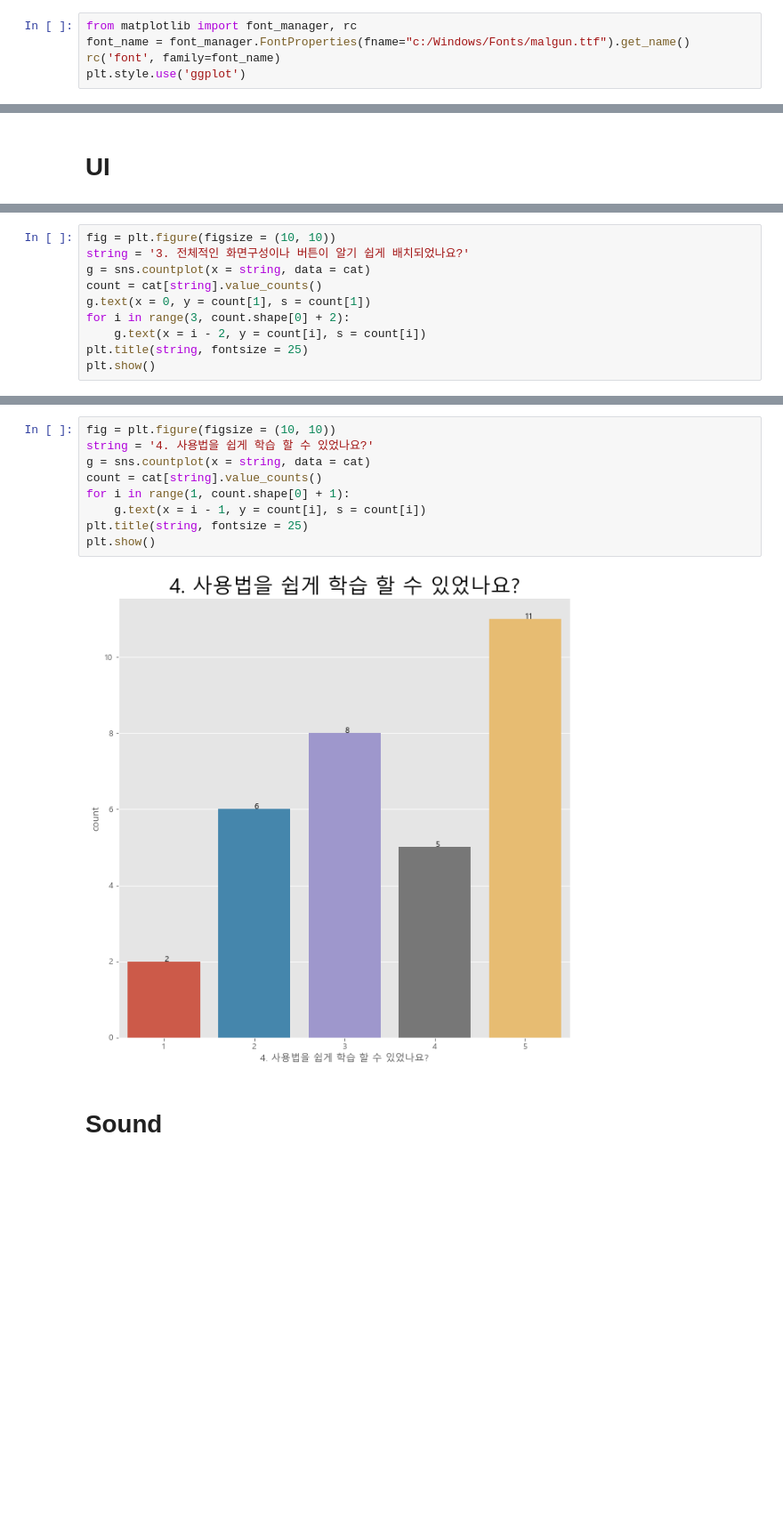
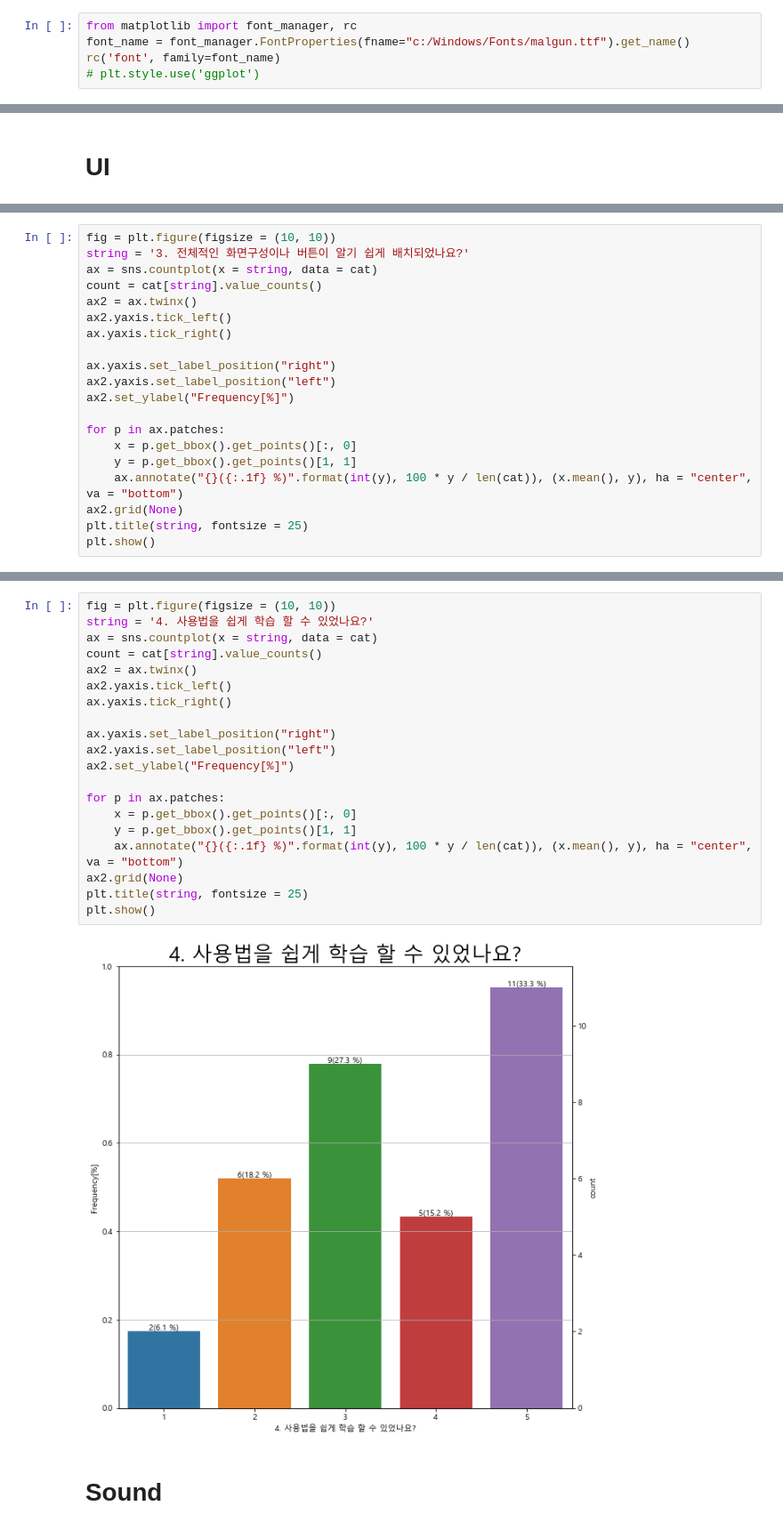
Before and after one commit to ds-wook/Python-Machine-Learning, a Jupyter notebook: Statistics/cat_story.ipynb, the cells around one changed output, grey strips where cells are left out. Shown at 89% size. Saved outputs shown, nothing was run; the diff lists cells and outputs as text; blank space fills up the shorter version.

```diff
--- a/Statistics/cat_story.ipynb
+++ b/Statistics/cat_story.ipynb
@@ -7,5 +8,5 @@ import seaborn as sns
 from matplotlib import font_manager, rc
 font_name = font_manager.FontProperties(fname="c:/Windows/Fonts/malgun.ttf").get_name()
 rc('font', family=font_name)
-plt.style.use('ggplot')
+# plt.style.use('ggplot')
 # %%
@@ -181,11 +250,21 @@ plt.show()
 # %%
 fig = plt.figure(figsize = (10, 10))
 string = '3. 전체적인 화면구성이나 버튼이 알기 쉽게 배치되었나요?'
-g = sns.countplot(x = string, data = cat)
+ax = sns.countplot(x = string, data = cat)
 count = cat[string].value_counts()
-g.text(x = 0, y = count[1], s = count[1])
-for i in range(3, count.shape[0] + 2):
-    g.text(x = i - 2, y = count[i], s = count[i])
+ax2 = ax.twinx()
+ax2.yaxis.tick_left()
+ax.yaxis.tick_right()
+
+ax.yaxis.set_label_position("right")
+ax2.yaxis.set_label_position("left")
+ax2.set_ylabel("Frequency[%]")
+
+for p in ax.patches:
+    x = p.get_bbox().get_points()[:, 0]
+    y = p.get_bbox().get_points()[1, 1]
+    ax.annotate("{}({:.1f} %)".format(int(y), 100 * y / len(cat)), (x.mean(), y), ha = "center", va = "bottom")
+ax2.grid(None)
 plt.title(string, fontsize = 25)
 plt.show()
 # %% [output]
@@ -193,14 +272,25 @@ plt.show()
 # %%
 fig = plt.figure(figsize = (10, 10))
 string = '4. 사용법을 쉽게 학습 할 수 있었나요?'
-g = sns.countplot(x = string, data = cat)
+ax = sns.countplot(x = string, data = cat)
 count = cat[string].value_counts()
-for i in range(1, count.shape[0] + 1):
-    g.text(x = i - 1, y = count[i], s = count[i])
+ax2 = ax.twinx()
+ax2.yaxis.tick_left()
+ax.yaxis.tick_right()
+
+ax.yaxis.set_label_position("right")
+ax2.yaxis.set_label_position("left")
+ax2.set_ylabel("Frequency[%]")
+
+for p in ax.patches:
+    x = p.get_bbox().get_points()[:, 0]
+    y = p.get_bbox().get_points()[1, 1]
+    ax.annotate("{}({:.1f} %)".format(int(y), 100 * y / len(cat)), (x.mean(), y), ha = "center", va = "bottom")
+ax2.grid(None)
 plt.title(string, fontsize = 25)
 plt.show()
 # %% [output]
-[figure, old version]
+[figure, new version]
 # %% [markdown]
 # Sound
 # %%
```
Also changed, not shown: parts of 25 cells of this notebook.
